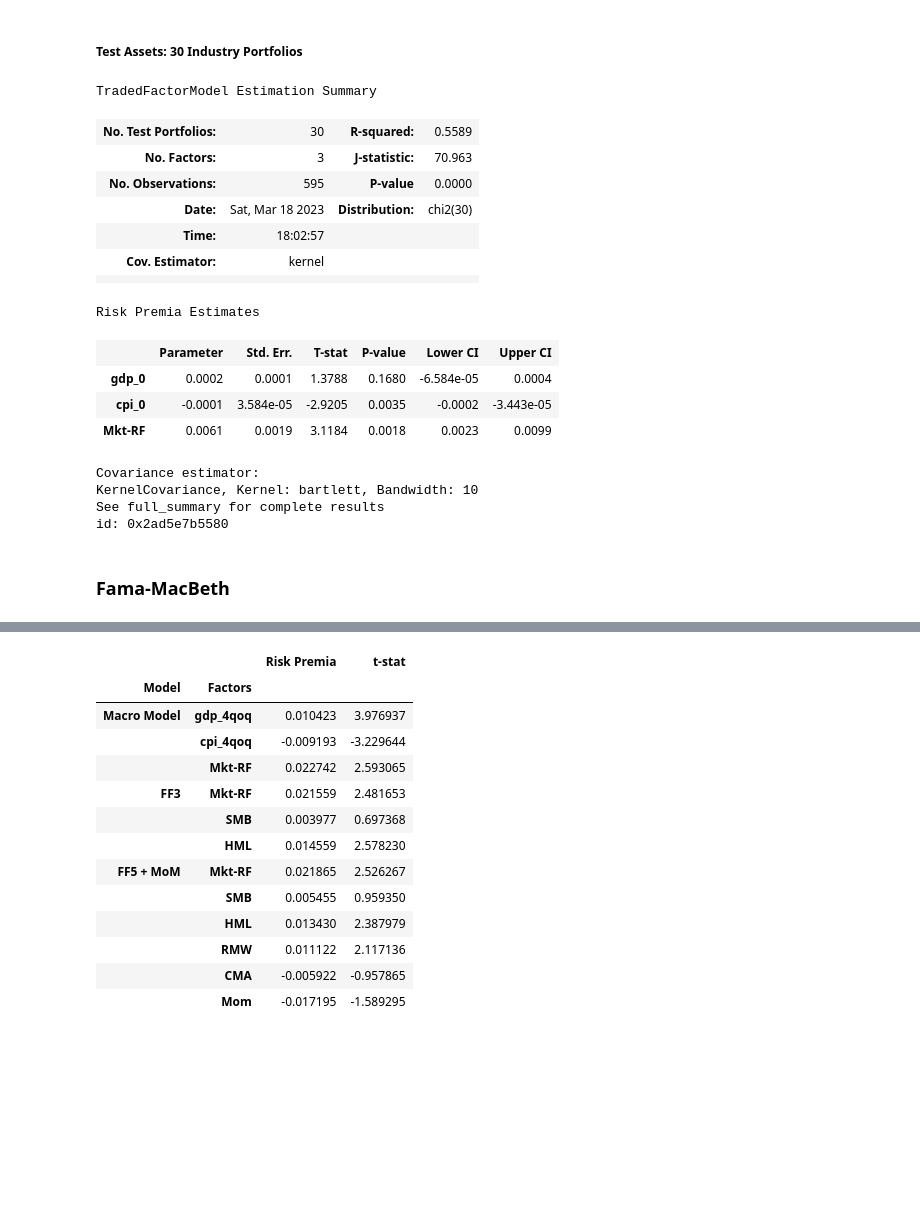
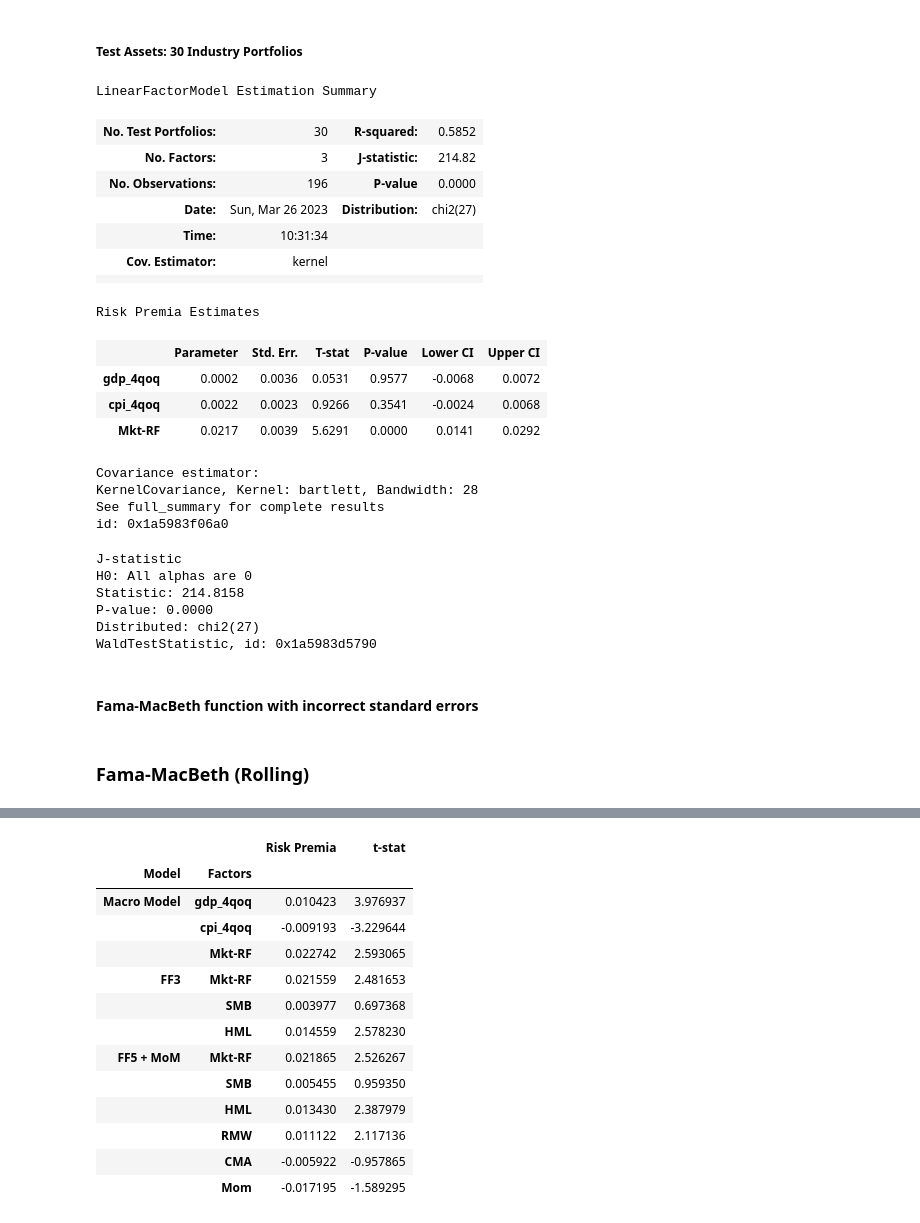
Before and after one commit to santoromano/Macro-Cross-Sectional-Analysis, a Jupyter notebook: empirics.ipynb, the cells around one changed output, grey strips where cells are left out. Cells and saved outputs as stored; diff of their text form; code cells hidden in the pictures; blank space fills up the shorter version.

```diff
--- a/empirics.ipynb
+++ b/empirics.ipynb
@@ -452,25 +383,36 @@ industry__models_yoy = factor_models(industry_assets_m, factors_m[['gdp_1', 'cpi
-# %%
-industry_models_mom['macro+mkt']
-# %% [output]
-TradedFactorModel Estimation Summary
-| No. Test Portfolios: | 30 | R-squared: | 0.5589 |
-| No. Factors: | 3 | J-statistic: | 70.963 |
-| No. Observations: | 595 | P-value | 0.0000 |
-| Date: | Sat, Mar 18 2023 | Distribution: | chi2(30) |
-| Time: | 18:02:57 |  |  |
-| Cov. Estimator: | kernel |  |  |
-|  |  |  |  |
-Risk Premia Estimates
-|  | Parameter | Std. Err. | T-stat | P-value | Lower CI | Upper CI |
-| gdp_0 | 0.0002 | 0.0001 | 1.3788 | 0.1680 | -6.584e-05 | 0.0004 |
-| cpi_0 | -0.0001 | 3.584e-05 | -2.9205 | 0.0035 | -0.0002 | -3.443e-05 |
-| Mkt-RF | 0.0061 | 0.0019 | 3.1184 | 0.0018 | 0.0023 | 0.0099 |
-Covariance estimator:
-KernelCovariance, Kernel: bartlett, Bandwidth: 10
-See full_summary for complete results
-id: 0x2ad5e7b5580
-# %% [markdown]
-### Fama-MacBeth
+# %%
+industry_models = factor_models(industry_assets_q, factors_q[['gdp_4qoq', 'cpi_4qoq', 'Mkt-RF']])
+# %%
+industry_models['macro+mkt']
+# %% [output]
+LinearFactorModel Estimation Summary
+| No. Test Portfolios: | 30 | R-squared: | 0.5852 |
+| No. Factors: | 3 | J-statistic: | 214.82 |
+| No. Observations: | 196 | P-value | 0.0000 |
+| Date: | Sun, Mar 26 2023 | Distribution: | chi2(27) |
+| Time: | 10:31:34 |  |  |
+| Cov. Estimator: | kernel |  |  |
+|  |  |  |  |
+Risk Premia Estimates
+|  | Parameter | Std. Err. | T-stat | P-value | Lower CI | Upper CI |
+| gdp_4qoq | 0.0002 | 0.0036 | 0.0531 | 0.9577 | -0.0068 | 0.0072 |
+| cpi_4qoq | 0.0022 | 0.0023 | 0.9266 | 0.3541 | -0.0024 | 0.0068 |
+| Mkt-RF | 0.0217 | 0.0039 | 5.6291 | 0.0000 | 0.0141 | 0.0292 |
+Covariance estimator:
+KernelCovariance, Kernel: bartlett, Bandwidth: 28
+See full_summary for complete results
+id: 0x1a5983f06a0
+# %%
+industry_models['macro+mkt']._jstat
+# %% [output]
+J-statistic
+H0: All alphas are 0
+Statistic: 214.8158
+P-value: 0.0000
+Distributed: chi2(27)
+WaldTestStatistic, id: 0x1a5983d5790
+# %% [markdown]
+#### Fama-MacBeth function with incorrect standard errors
 # %%
 def fama_macbeth(test_assets, factors):
     '''
@@ -519,3 +461,5 @@ def fama_macbeth(test_assets, factors):
     alpha = pd.DataFrame({'Test Statistic': alpha_chi, 'p-value':alpha_p_val, 'Mean Absolute alpha':alpha_hat_mean}, index=['H0: alphas=0'])
 
     return (premia, alpha)
+# %% [markdown]
+### Fama-MacBeth (Rolling)
```
Also changed, not shown: parts of 30 cells of this notebook.
